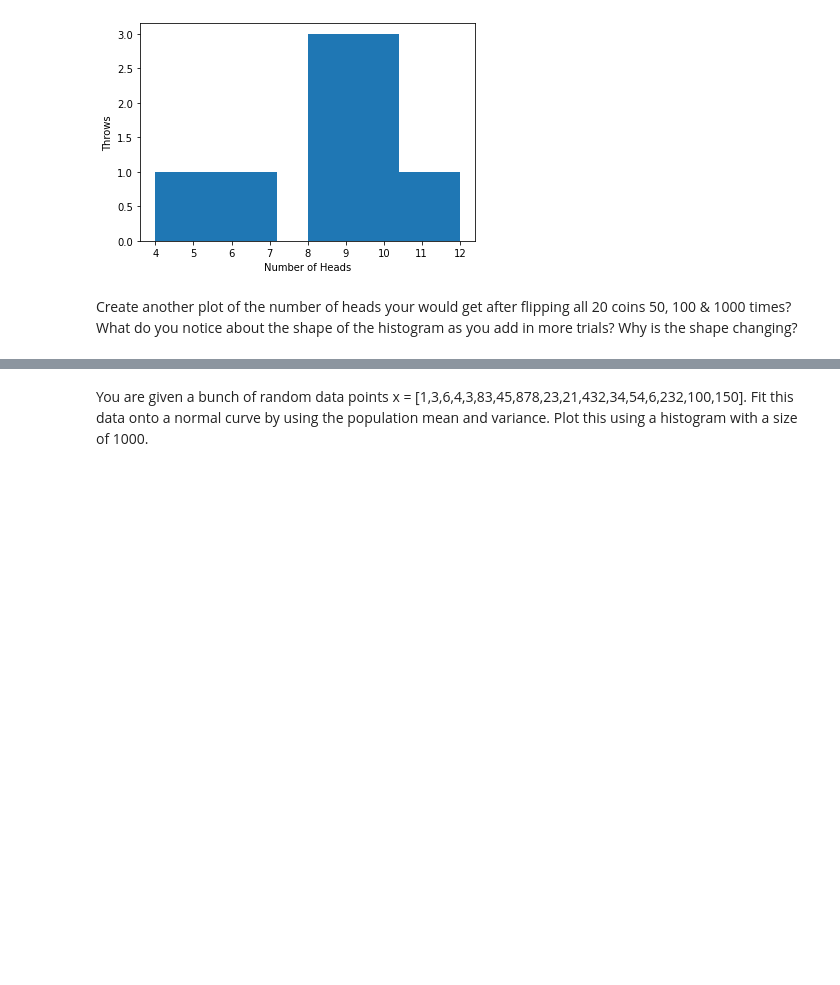
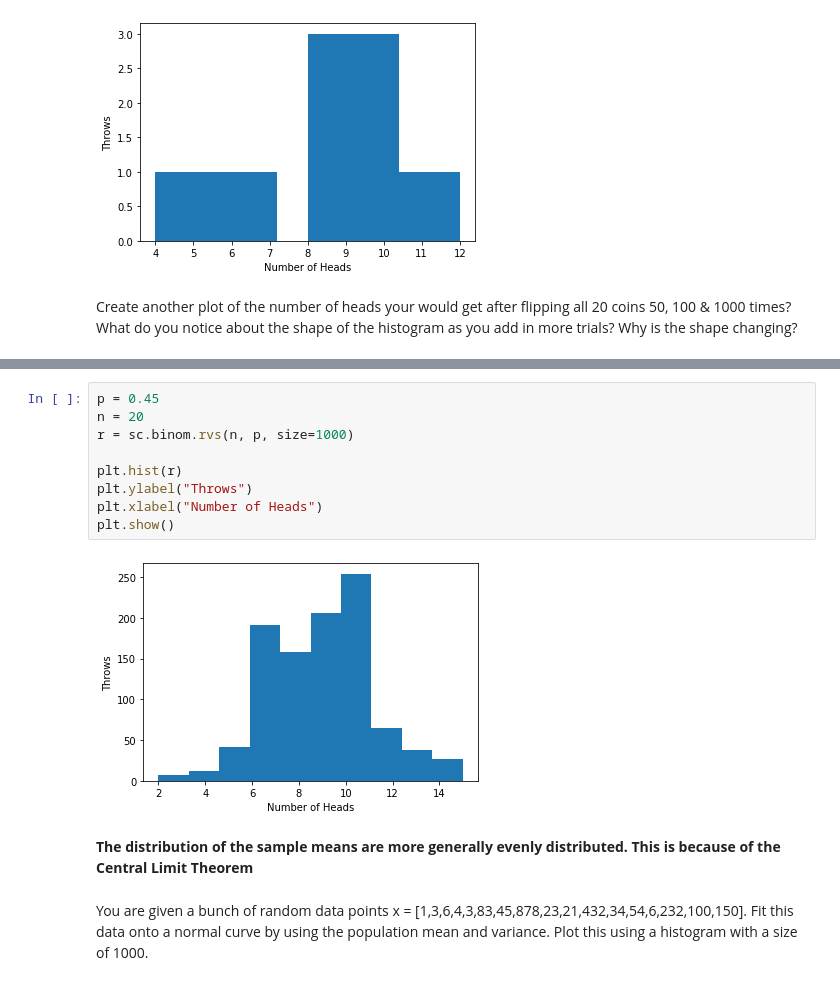
Before and after one commit to gtoubian/cce, a Jupyter notebook: 4_1_Probability_Distribution_Workshop_Gabriel_Toubian.ipynb, the cells around one changed output, grey strips where cells are left out. Drawn from its saved outputs; the diff is of its cells as text; blank space fills up the shorter version.

```diff
--- a/4_1_Probability_Distribution_Workshop_Gabriel_Toubian.ipynb
+++ b/4_1_Probability_Distribution_Workshop_Gabriel_Toubian.ipynb
@@ -61,3 +83,16 @@ Create another plot of the number of heads your would get after flipping all 20
+# %%
+p = 0.45
+n = 20
+r = sc.binom.rvs(n, p, size=1000)
+
+plt.hist(r)
+plt.ylabel("Throws")
+plt.xlabel("Number of Heads")
+plt.show()
+# %% [output]
+[figure, added]
+# %% [markdown]
+**The distribution of the sample means are more generally evenly distributed. This is because of the Central Limit Theorem**
 # %% [markdown]
 You are given a bunch of random data points x = [1,3,6,4,3,83,45,878,23,21,432,34,54,6,232,100,150]. Fit this data onto a normal curve by using the population mean and variance. Plot this using a histogram with a size of 1000.
 # %% [markdown]
```
Also changed, not shown: parts of 2 cells of this notebook.
